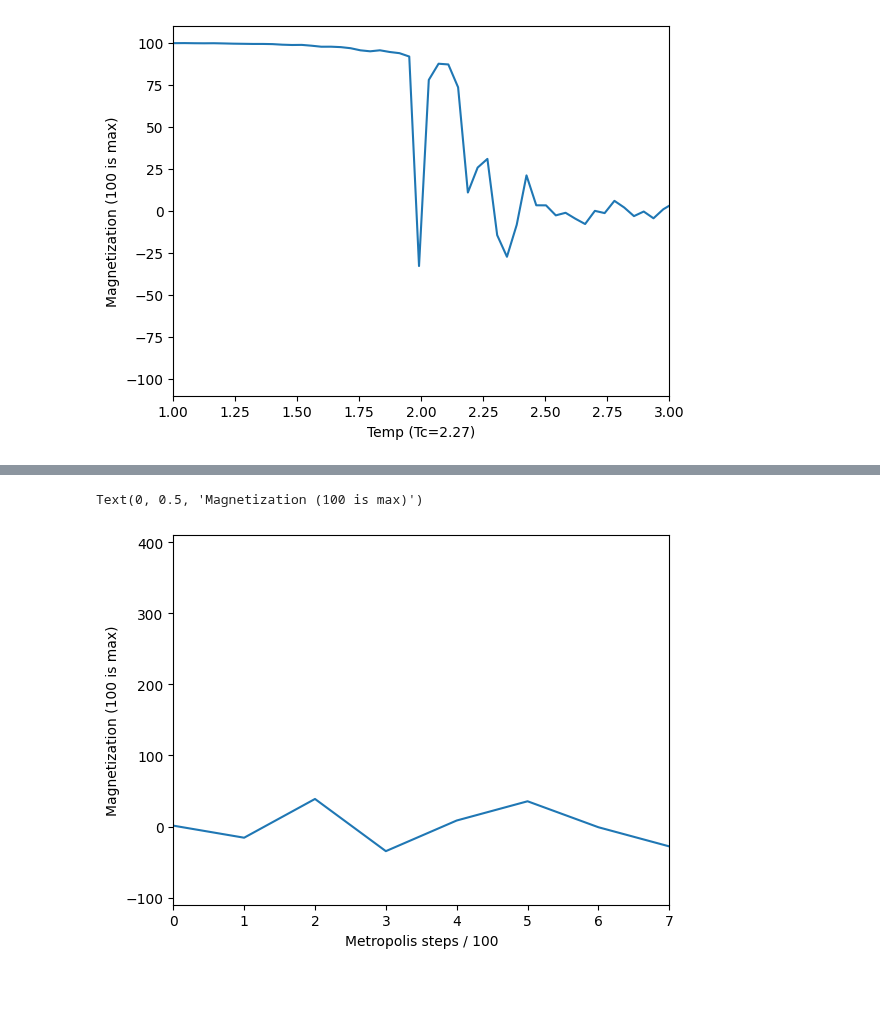
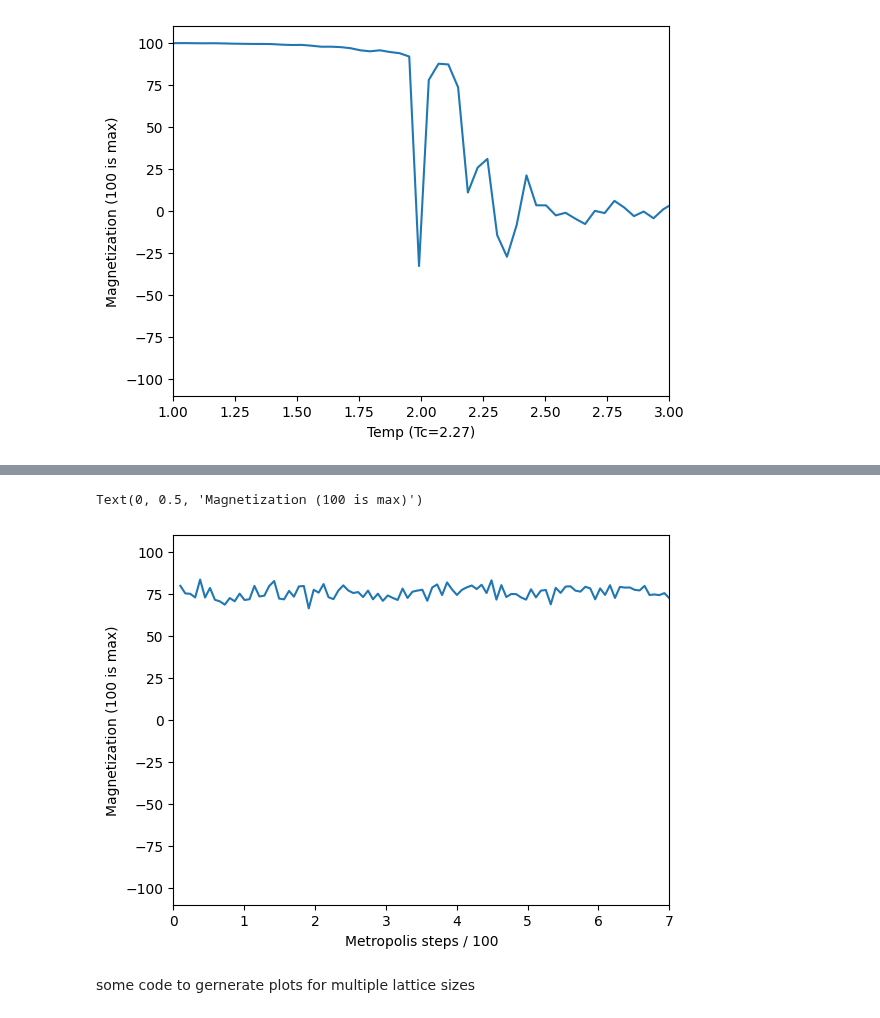
Before and after one commit to noahchanoah/thesis, a Jupyter notebook: Fising.ipynb, the cells around one changed output, grey strips where cells are left out. Drawn from its saved outputs; the diff is of its cells as text; code cells hidden in the pictures; blank space fills up the shorter version.

```diff
--- a/Fising.ipynb
+++ b/Fising.ipynb
@@ -100,12 +100,12 @@ def Metropolis(lattice, temp, iterations):
     m = []
     for iteration in range(iterations):
 
-        if((iteration % 50 == 0) and (iteration != 0)):
+        if((iteration % 100 == 0) and (iteration != 0)):
             sum = 0
             for xSite in range(lattice[0].size):
                 for ySite in range(lattice[0].size):
                     sum += lattice[xSite][ySite]
-            m.append(sum)
+            m.append(abs(sum)) #NEW: try storing abs of mag
 
         i = random.randint(0,lattice[0].size-1)
         j = random.randint(0,lattice[0].size-1)
@@ -171,17 +171,19 @@ Text(0, 0.5, 'Magnetization (100 is max)')
 [figure]
 # %%
 #reuse averaging code from above with metropolis to make a curve
-lat = initLattice(20,False)
+size = 6
+lat = initLattice(size,False)
 avgMags = []
 tempRange = np.linspace(0.1,7,1000)
 for temp in tempRange:
-    print("T = %s" % temp)
-    mTimeSeries = Metropolis(lat, temp, 1000000)
-    avg = np.average(mTimeSeries)
+    percent = round((temp / 7) * 100, 1)
+    print("T = %s      %s%%" % (round(temp,3), percent))
+    mTimeSeries = Metropolis(lat, temp, 100000)
+    avg = np.average(mTimeSeries)/ (np.power(size,2))
     avgMags.append(avg)
 
 plt.xlim(0,7)
-plt.ylim(-110,20*20+10)
+#plt.ylim(-110,20*20+10)
 plt.plot(tempRange, avgMags)
 plt.xlabel("Temperature (Tc=2.27)")
 plt.ylabel("Magnetization (100 is max)")
@@ -217,18 +219,20 @@ Text(0, 0.5, 'Magnetization (100 is max)')
 # %%
 #reuse averaging code from above with metropolis to make a curve
-lat = initLattice(20,False)
+lat = initLattice(10,True)
 avgMags = []
-tempRange = np.arange(0,100)
+tempRange = np.linspace(0.1,7,100)
 for temp in tempRange:
-    mTimeSeries = Metropolis(lat, 3, 100000)
+    mTimeSeries = Metropolis(lat, 2.27, 100000)
     avg = np.average(mTimeSeries)
     avgMags.append(avg)
 
 plt.xlim(0,7)
-plt.ylim(-110,20*20+10)
+plt.ylim(-110,110)
 plt.plot(tempRange, avgMags)
 plt.xlabel("Metropolis steps / 100")
 plt.ylabel("Magnetization (100 is max)")
 # %% [output]
 Text(0, 0.5, 'Magnetization (100 is max)')
-[figure, old version]
+[figure, new version]
+# %% [markdown]
+some code to gernerate plots for multiple lattice sizes
```
Also changed, not shown: parts of 8 cells of this notebook.
